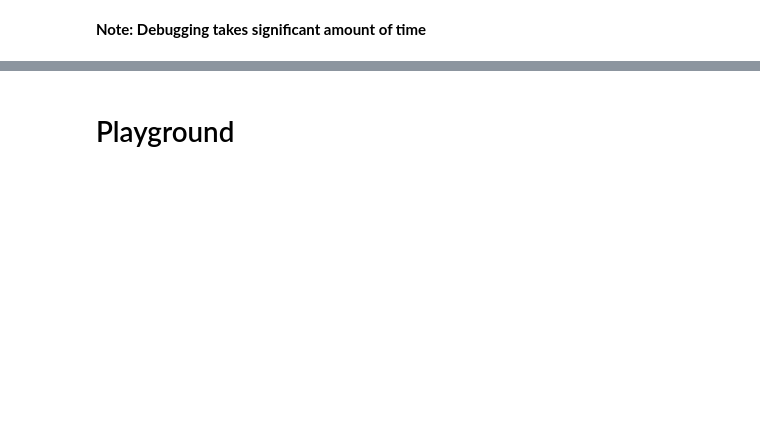
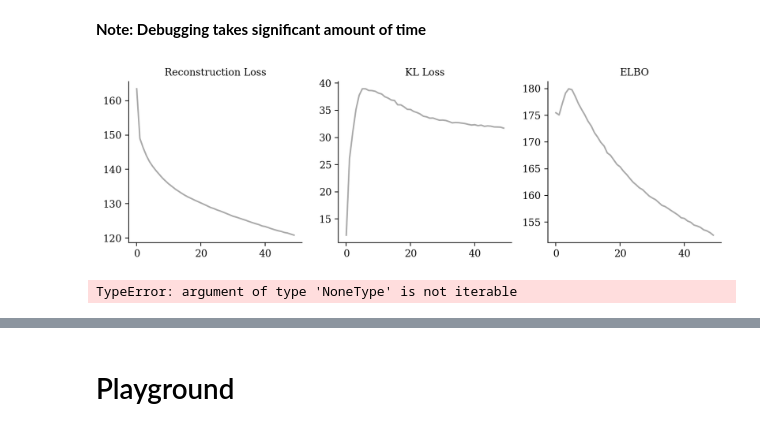
Before and after one commit to theislab/tardis, a Jupyter notebook: notebooks/run.ipynb, the cells around one changed output, grey strips where cells are left out. Saved outputs shown, nothing was run; the diff lists cells and outputs as text; code cells hidden in the pictures; blank space fills up the shorter version.

```diff
--- a/notebooks/run.ipynb
+++ b/notebooks/run.ipynb
@@ -171,9 +120,21 @@ HPU available: False, using: 0 HPUs
 # %% [markdown]
 __Note: Debugging takes significant amount of time__
 # %%
-# vae.plot_training_history(
-#     ignore_first=0,
-#     metrics_name=["reconstruction_loss", "kl_local", "elbo"],
-#     metrics_title=["Reconstruction Loss", "KL Loss", "ELBO"]
-# )
+vae.plot_training_history(
+    ignore_first=0,
+    metrics_name=["reconstruction_loss", "kl_local", "elbo"],
+    metrics_title=["Reconstruction Loss", "KL Loss", "ELBO"]
+)
+# %% [output]
+[figure, added]
+# %%
+vae.plot_training_history(
+    ignore_first=0,
+    metrics_name=[
+        "integration_sample_status|reserved_subset",
+        "integration_sample_status|unreserved_subset",
+    ],
+)
+# %% [output]
+TypeError: argument of type 'NoneType' is not iterable
 # %%
```
Also changed, not shown: parts of 15 cells of this notebook, 4 other files.
